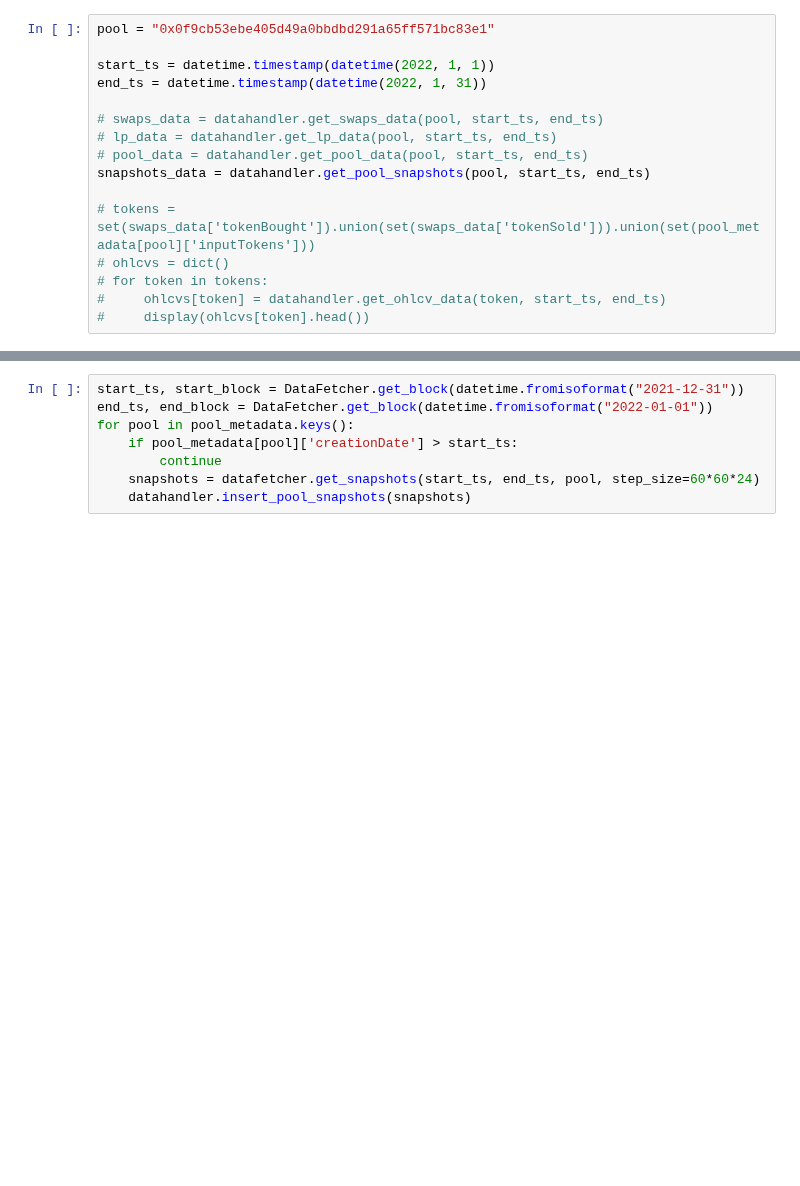
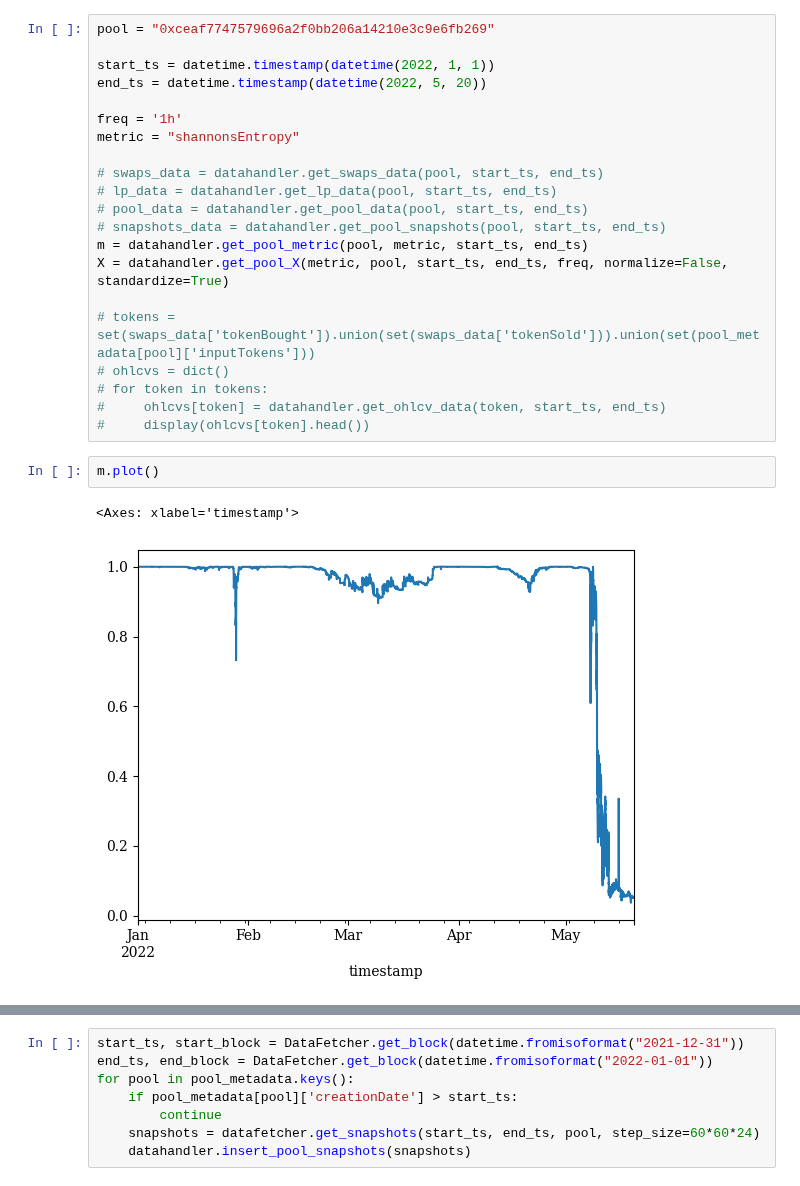
Before and after one commit to xenophonlabs/curve-lp-metrics, a Jupyter notebook: notebooks/analysis.ipynb, the cells around one changed output, grey strips where cells are left out. Cells and saved outputs as stored; diff of their text form; blank space fills up the shorter version.

```diff
--- a/notebooks/analysis.ipynb
+++ b/notebooks/analysis.ipynb
@@ -43,16 +48,26 @@ datafetcher = DataFetcher(token_metadata=token_metadata)
 # %%
-pool = "0x0f9cb53ebe405d49a0bbdbd291a65ff571bc83e1"
+pool = "0xceaf7747579696a2f0bb206a14210e3c9e6fb269"
 
 start_ts = datetime.timestamp(datetime(2022, 1, 1))
-end_ts = datetime.timestamp(datetime(2022, 1, 31))
+end_ts = datetime.timestamp(datetime(2022, 5, 20))
+
+freq = '1h'
+metric = "shannonsEntropy"
 
 # swaps_data = datahandler.get_swaps_data(pool, start_ts, end_ts)
 # lp_data = datahandler.get_lp_data(pool, start_ts, end_ts)
 # pool_data = datahandler.get_pool_data(pool, start_ts, end_ts)
-snapshots_data = datahandler.get_pool_snapshots(pool, start_ts, end_ts)
+# snapshots_data = datahandler.get_pool_snapshots(pool, start_ts, end_ts)
+m = datahandler.get_pool_metric(pool, metric, start_ts, end_ts)
+X = datahandler.get_pool_X(metric, pool, start_ts, end_ts, freq, normalize=False, standardize=True)
 
 # tokens = set(swaps_data['tokenBought']).union(set(swaps_data['tokenSold'])).union(set(pool_metadata[pool]['inputTokens']))
 # ohlcvs = dict()
 # for token in tokens:
 #     ohlcvs[token] = datahandler.get_ohlcv_data(token, start_ts, end_ts)
 #     display(ohlcvs[token].head())
+# %%
+m.plot()
+# %% [output]
+<Axes: xlabel='timestamp'>
+[figure, added]
```
Also changed, not shown: parts of 3 cells of this notebook, 17 other files.
